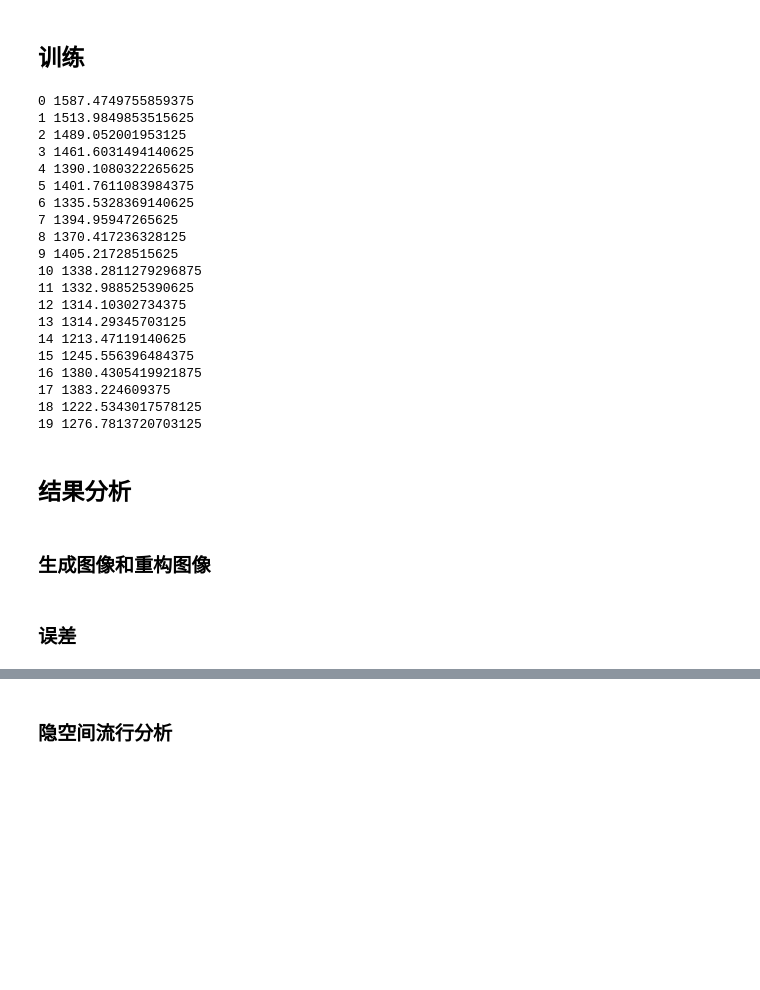
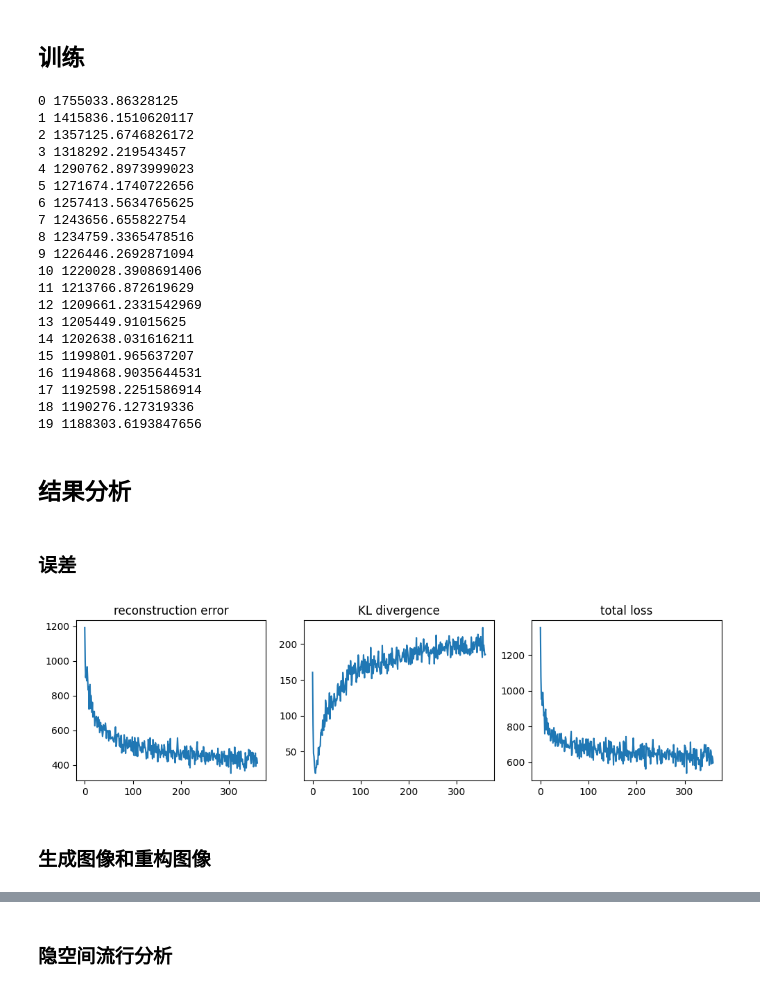
Before and after one commit to zhouqp631/nonparametric_statistics, a Jupyter notebook: VAE.ipynb, the cells around one changed output, grey strips where cells are left out. Saved outputs shown, nothing was run; the diff lists cells and outputs as text; code cells hidden in the pictures; blank space fills up the shorter version.

```diff
--- a/VAE.ipynb
+++ b/VAE.ipynb
@@ -21,6 +23,6 @@ device(type='cuda')
 # %%
 # 如果没有文件夹就创建一个文件夹
-sample_dir = 'samples'
+sample_dir = 'vae_images'
 if not os.path.exists(sample_dir):
     os.makedirs(sample_dir)
 # %%
@@ -29,7 +31,7 @@ image_size = 784
 h_dim = 400
 z_dim = 20
 num_epochs = 20
-batch_size = 64
+batch_size = 32
 learning_rate = 1e-3
 # %% [markdown]
 ## 数据集
@@ -97,7 +101,7 @@ optimizer = torch.optim.Adam(model.parameters(), lr=1e-4)
 losses = []
 outs,x_concats = [],[]
 for epoch in range(num_epochs):
-    print(epoch,end=' ')
+    loss_epoch = 0
     for i, (x, _) in enumerate(data_loader):
         # 获取样本，并前向传播
         x = x.to(device).view(-1, image_size)
@@ -105,11 +109,12 @@ for epoch in range(num_epochs):
 
 
         # 计算对数似然函数和KL散度
-        reconst_loss = 0.5*(x_reconst-x).pow(2).sum()         # 正态损失
+        reconst_loss = 0.5*(x_reconst-x).pow(2).sum()      # 正态损失
 #         reconst_loss = -torch.sum(x*(x_reconst).log()+(1-x)*(1-x_reconst).log())
-#       reconst_loss = F.binary_cross_entropy(x_reconst, x, size_average=False)
-        kl_div = - 0.5 * torch.sum(1 + log_var - mu.pow(2) - log_var.exp())
+        # reconst_loss = F.binary_cross_entropy(x_reconst, x, size_average=False)
+        kl_div = -0.5 * (1+log_var - mu.pow(2) - log_var.exp()).sum()
         loss = reconst_loss + kl_div
+        loss_epoch += loss.item()
 
 
         # 反向传播和优化
@@ -118,16 +123,17 @@ for epoch in range(num_epochs):
         optimizer.step()       # 更新参数
 
 
-        if (i+1) % 100 == 0: losses.append([reconst_loss.item(), kl_div.item()])
+        if (i+1) % 100 == 0:
+            losses.append([reconst_loss.item(), kl_div.item()])
 
-    print(loss.item())
+    print(epoch,loss_epoch)
     # 利用训练的模型进行测试
     with torch.no_grad():
         # 随机生成的图像
         z = torch.randn(20, z_dim).to(device)
         out = model.decode(z).view(-1, 1, 28, 28)
         save_image(out,
-                   os.path.join(sample_dir, 'sampled-{}.png'.format(epoch+1)),
+                   os.path.join(sample_dir, 'sample-{}.png'.format(epoch+1)),
                    nrow = 4)
 
         # 重构的图像
@@ -138,28 +144,39 @@ for epoch in range(num_epochs):
                    os.path.join(sample_dir, 'reconst-{}.png'.format(epoch+1)),
                    nrow = 4)
 # %% [output]
-0 1587.4749755859375
-1 1513.9849853515625
-2 1489.052001953125
-3 1461.6031494140625
-4 1390.1080322265625
-5 1401.7611083984375
-6 1335.5328369140625
-7 1394.95947265625
-8 1370.417236328125
-9 1405.21728515625
-10 1338.2811279296875
-11 1332.988525390625
-12 1314.10302734375
-13 1314.29345703125
-14 1213.47119140625
-15 1245.556396484375
-16 1380.4305419921875
-17 1383.224609375
-18 1222.5343017578125
-19 1276.7813720703125
+0 1755033.86328125
+1 1415836.1510620117
+2 1357125.6746826172
+3 1318292.219543457
+4 1290762.8973999023
+5 1271674.1740722656
+6 1257413.5634765625
+7 1243656.655822754
+8 1234759.3365478516
+9 1226446.2692871094
+10 1220028.3908691406
+11 1213766.872619629
+12 1209661.2331542969
+13 1205449.91015625
+14 1202638.031616211
+15 1199801.965637207
+16 1194868.9035644531
+17 1192598.2251586914
+18 1190276.127319336
+19 1188303.6193847656
 # %% [markdown]
 ## 结果分析
+# %% [markdown]
+### 误差
+# %%
+# 误差
+fig,ax = plt.subplots(1,3,figsize = (12,3))
+_ = ax[0].plot(np.array(losses)[:,0]),ax[0].set_title('reconstruction error')
+_ = ax[1].plot(np.array(losses)[:,1]),ax[1].set_title('KL divergence')
+_ = ax[2].plot(np.array(losses).sum(axis=1)),ax[2].set_title('total loss')
+_ = plt.show()
+# %% [output]
+[figure, new version]
 # %% [markdown]
 ### 生成图像和重构图像
 # %%
@@ -179,4 +196,2 @@ for d in range(1,21):
     gif_images.append(imageio.imread(file))   # 读取图片
 imageio.mimsave("vae-reconst.gif", gif_images, fps=1)   # 转化为gif动画
-# %% [markdown]
-### 误差
```
Also changed, not shown: parts of 9 cells of this notebook, 1 other file.
